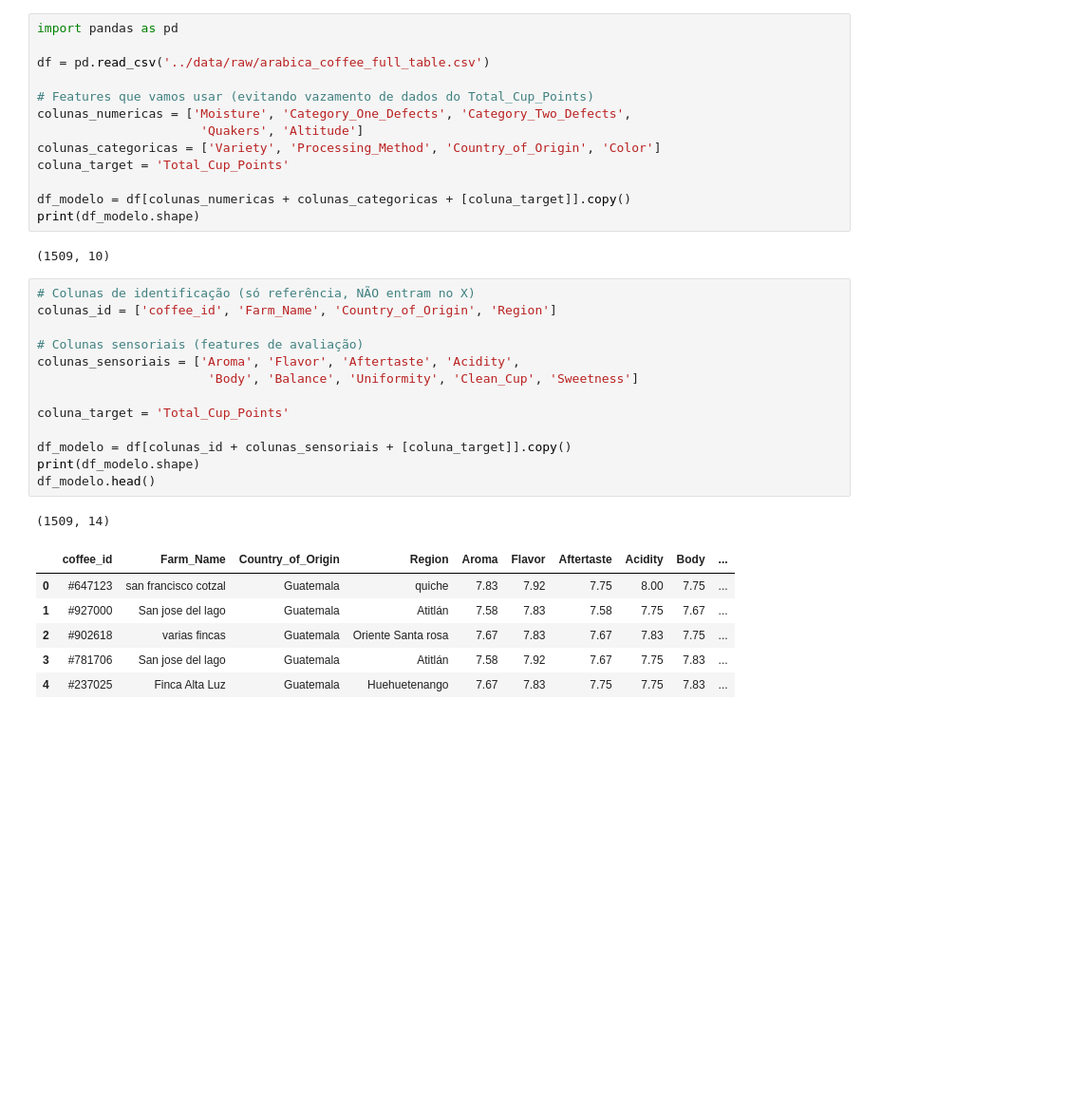
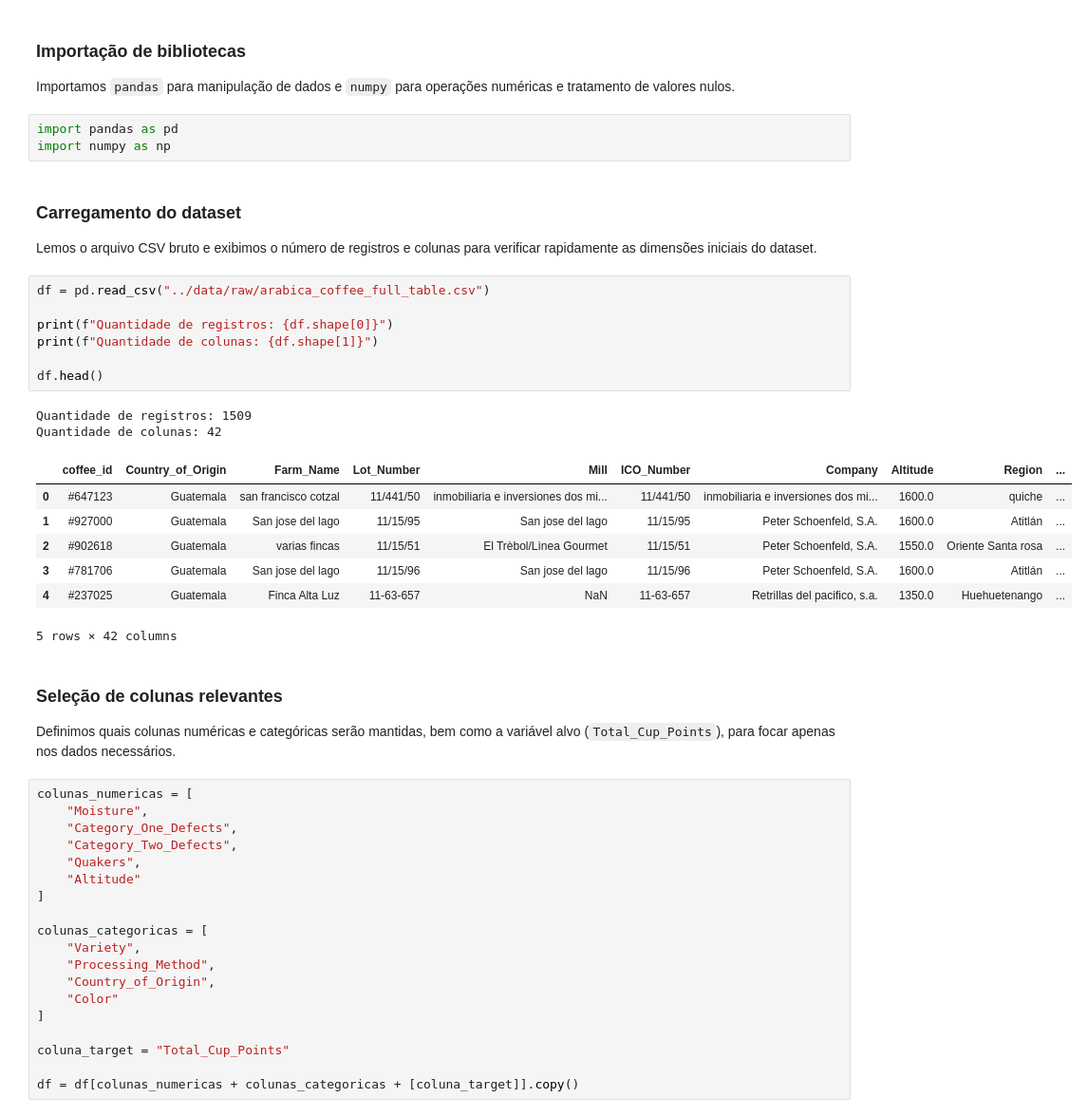
Before and after one commit to L3onVictor/ML-SI, a Jupyter notebook: notebooks/normalization.ipynb, the cells around one changed output. Shown at 95% size. Cells and saved outputs as stored; diff of their text form; blank space fills up the shorter version.

```diff
--- a/notebooks/normalization.ipynb
+++ b/notebooks/normalization.ipynb
@@ -1,36 +4,48 @@
+# %% [markdown]
+### Importação de bibliotecas
+Importamos `pandas` para manipulação de dados e `numpy` para operações numéricas e tratamento de valores nulos.
+# %%
+import pandas as pd
+import numpy as np
+# %% [markdown]
+### Carregamento do dataset
+Lemos o arquivo CSV bruto e exibimos o número de registros e colunas para verificar rapidamente as dimensões iniciais do dataset.
+# %%
+df = pd.read_csv("../data/raw/arabica_coffee_full_table.csv")
+
+print(f"Quantidade de registros: {df.shape[0]}")
+print(f"Quantidade de colunas: {df.shape[1]}")
+
+df.head()
+# %% [output]
+Quantidade de registros: 1509
+Quantidade de colunas: 42
+|  | coffee_id | Country_of_Origin | Farm_Name | Lot_Number | Mill | ICO_Number | Company | Altitude | Region | ... |
+| 0 | #647123 | Guatemala | san francisco cotzal | 11/441/50 | inmobiliaria e inversiones dos mi... | 11/441/50 | inmobiliaria e inversiones dos mi... | 1600.0 | quiche | ... |
+| 1 | #927000 | Guatemala | San jose del lago | 11/15/95 | San jose del lago | 11/15/95 | Peter Schoenfeld, S.A. | 1600.0 | Atitlán | ... |
+| 2 | #902618 | Guatemala | varias fincas | 11/15/51 | El Trèbol/Lìnea Gourmet | 11/15/51 | Peter Schoenfeld, S.A. | 1550.0 | Oriente Santa rosa | ... |
+| 3 | #781706 | Guatemala | San jose del lago | 11/15/96 | San jose del lago | 11/15/96 | Peter Schoenfeld, S.A. | 1600.0 | Atitlán | ... |
+| 4 | #237025 | Guatemala | Finca Alta Luz | 11-63-657 | NaN | 11-63-657 | Retrillas del pacifico, s.a. | 1350.0 | Huehuetenango | ... |
+5 rows × 42 columns
+# %% [markdown]
+### Seleção de colunas relevantes
+Definimos quais colunas numéricas e categóricas serão mantidas, bem como a variável alvo (`Total_Cup_Points`), para focar apenas nos dados necessários.
 # %%
-import pandas as pd
+colunas_numericas = [
+    "Moisture",
+    "Category_One_Defects",
+    "Category_Two_Defects",
+    "Quakers",
+    "Altitude"
+]
 
-df = pd.read_csv('../data/raw/arabica_coffee_full_table.csv')
+colunas_categoricas = [
+    "Variety",
+    "Processing_Method",
+    "Country_of_Origin",
+    "Color"
+]
 
-# Features que vamos usar (evitando vazamento de dados do Total_Cup_Points)
-colunas_numericas = ['Moisture', 'Category_One_Defects', 'Category_Two_Defects',
-                      'Quakers', 'Altitude']
-colunas_categoricas = ['Variety', 'Processing_Method', 'Country_of_Origin', 'Color']
-coluna_target = 'Total_Cup_Points'
+coluna_target = "Total_Cup_Points"
 
-df_modelo = df[colunas_numericas + colunas_categoricas + [coluna_target]].copy()
-print(df_modelo.shape)
+df = df[colunas_numericas + colunas_categoricas + [coluna_target]].copy()
-# %% [output]
-(1509, 10)
-# %%
-# Colunas de identificação (só referência, NÃO entram no X)
-colunas_id = ['coffee_id', 'Farm_Name', 'Country_of_Origin', 'Region']
-
-# Colunas sensoriais (features de avaliação)
-colunas_sensoriais = ['Aroma', 'Flavor', 'Aftertaste', 'Acidity',
-                       'Body', 'Balance', 'Uniformity', 'Clean_Cup', 'Sweetness']
-
-coluna_target = 'Total_Cup_Points'
-
-df_modelo = df[colunas_id + colunas_sensoriais + [coluna_target]].copy()
-print(df_modelo.shape)
-df_modelo.head()
-# %% [output]
-(1509, 14)
-|  | coffee_id | Farm_Name | Country_of_Origin | Region | Aroma | Flavor | Aftertaste | Acidity | Body | ... |
-| 0 | #647123 | san francisco cotzal | Guatemala | quiche | 7.83 | 7.92 | 7.75 | 8.00 | 7.75 | ... |
-| 1 | #927000 | San jose del lago | Guatemala | Atitlán | 7.58 | 7.83 | 7.58 | 7.75 | 7.67 | ... |
-| 2 | #902618 | varias fincas | Guatemala | Oriente Santa rosa | 7.67 | 7.83 | 7.67 | 7.83 | 7.75 | ... |
-| 3 | #781706 | San jose del lago | Guatemala | Atitlán | 7.58 | 7.92 | 7.67 | 7.75 | 7.83 | ... |
-| 4 | #237025 | Finca Alta Luz | Guatemala | Huehuetenango | 7.67 | 7.83 | 7.75 | 7.75 | 7.83 | ... |
```
Also changed, not shown: parts of 24 cells of this notebook, 3 other files.
